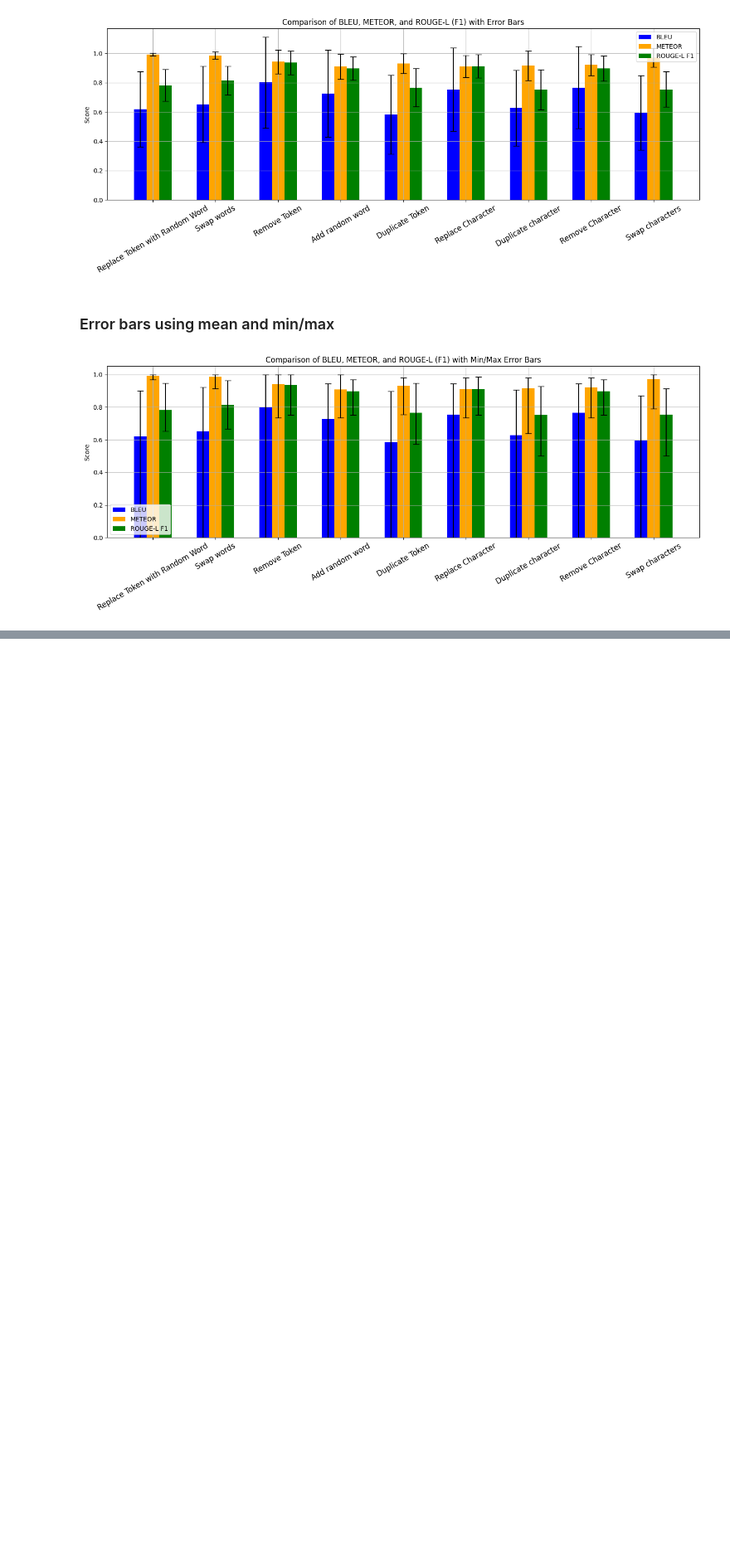
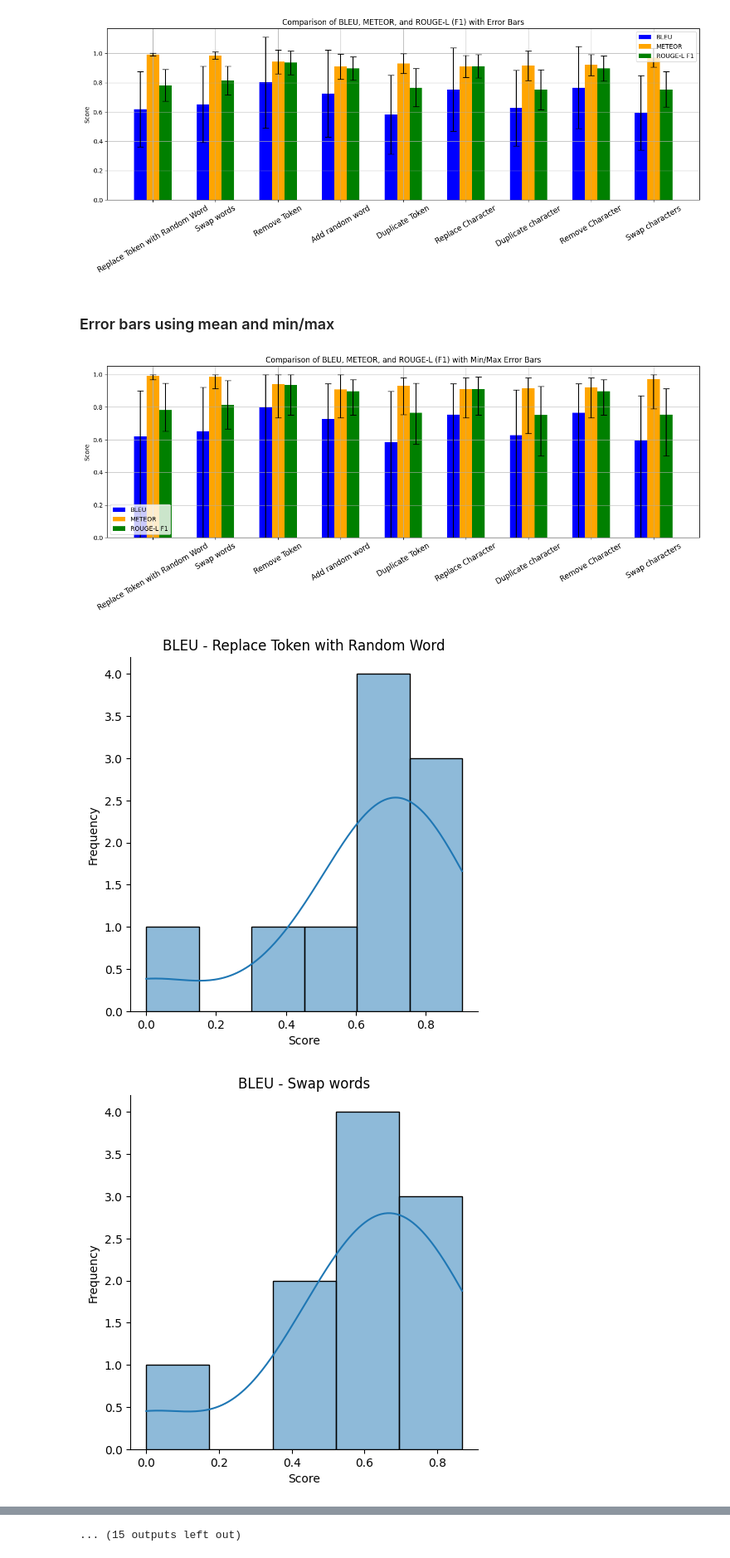
Before and after one commit to nhu-bich-huynh/LLM-Evaluation, a Jupyter notebook: results_analysis.ipynb, the cells around one changed output, grey strips where cells are left out. Shown at 83% size. Cells and saved outputs as stored; diff of their text form; code cells hidden in the pictures; blank space fills up the shorter version.

```diff
--- a/results_analysis.ipynb
+++ b/results_analysis.ipynb
@@ -173,3 +173,21 @@ plt.tight_layout()
 plt.show()
 # %% [output]
 [figure]
+# %%
+import seaborn as sns
+data = pandas.read_csv(file_path, encoding='utf-8')
+# %%
+tampering_types = df["tamperingType"].unique()
+# %%
+# https://seaborn.pydata.org/generated/seaborn.displot.html
+
+columns_of_interest = ['BLEU', 'METEOR', 'Rougel f']
+
+for col in columns_of_interest:
+    for tam_type in tampering_types:
+        g = sns.displot(data=data[(data["tamperingType"]==tam_type)], x=col, kde=True)
+        g.set_axis_labels("Score", "Frequency")
+        g.set(title = f"{col} - {tam_type}")
+# %% [output]
+[figure, added]
+[figure, added]
@@ -175,0 +204 @@ plt.show()
+... (15 outputs left out)
```
Also changed, not shown: parts of 1 cell of this notebook, 1 other file.
